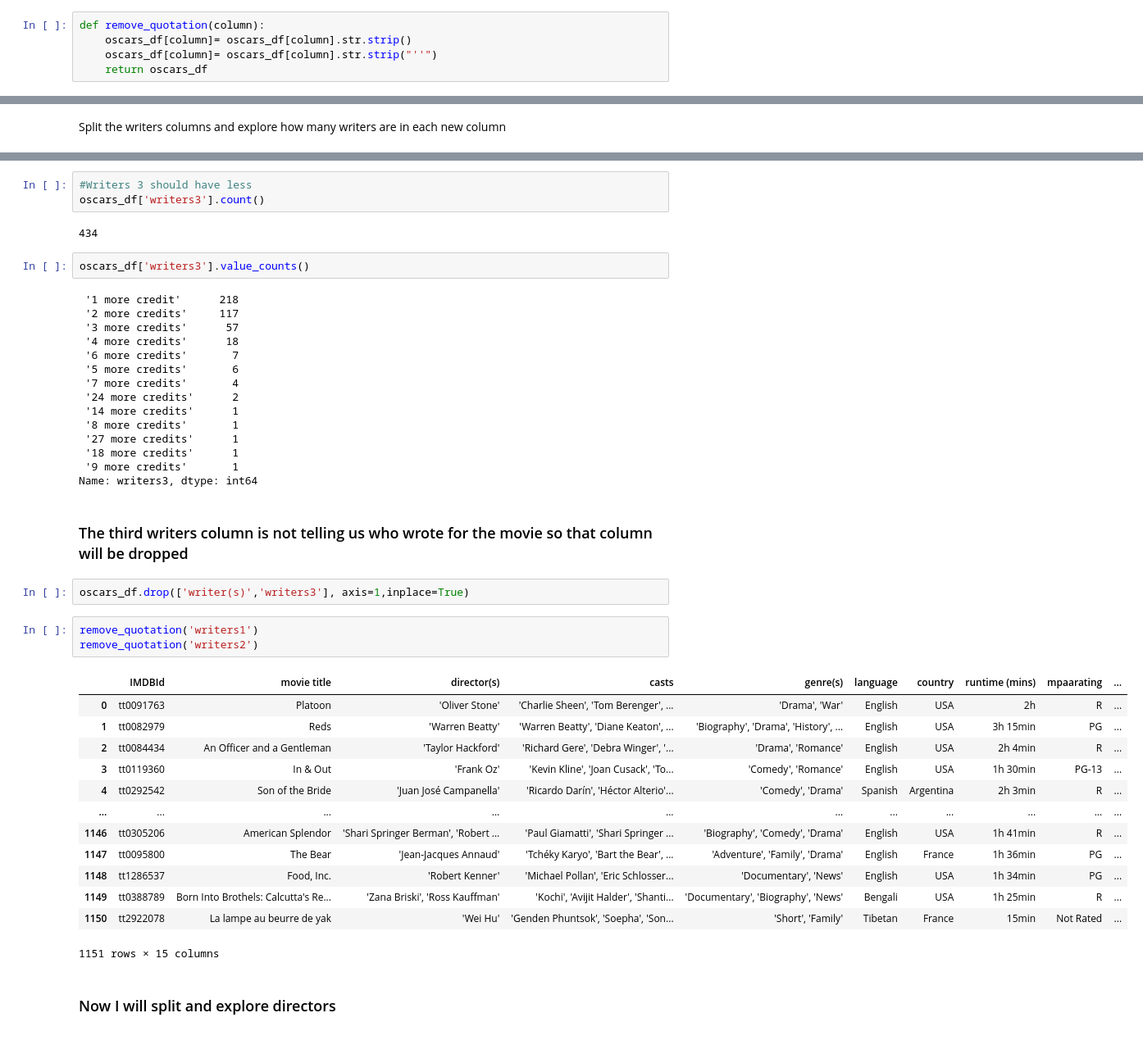
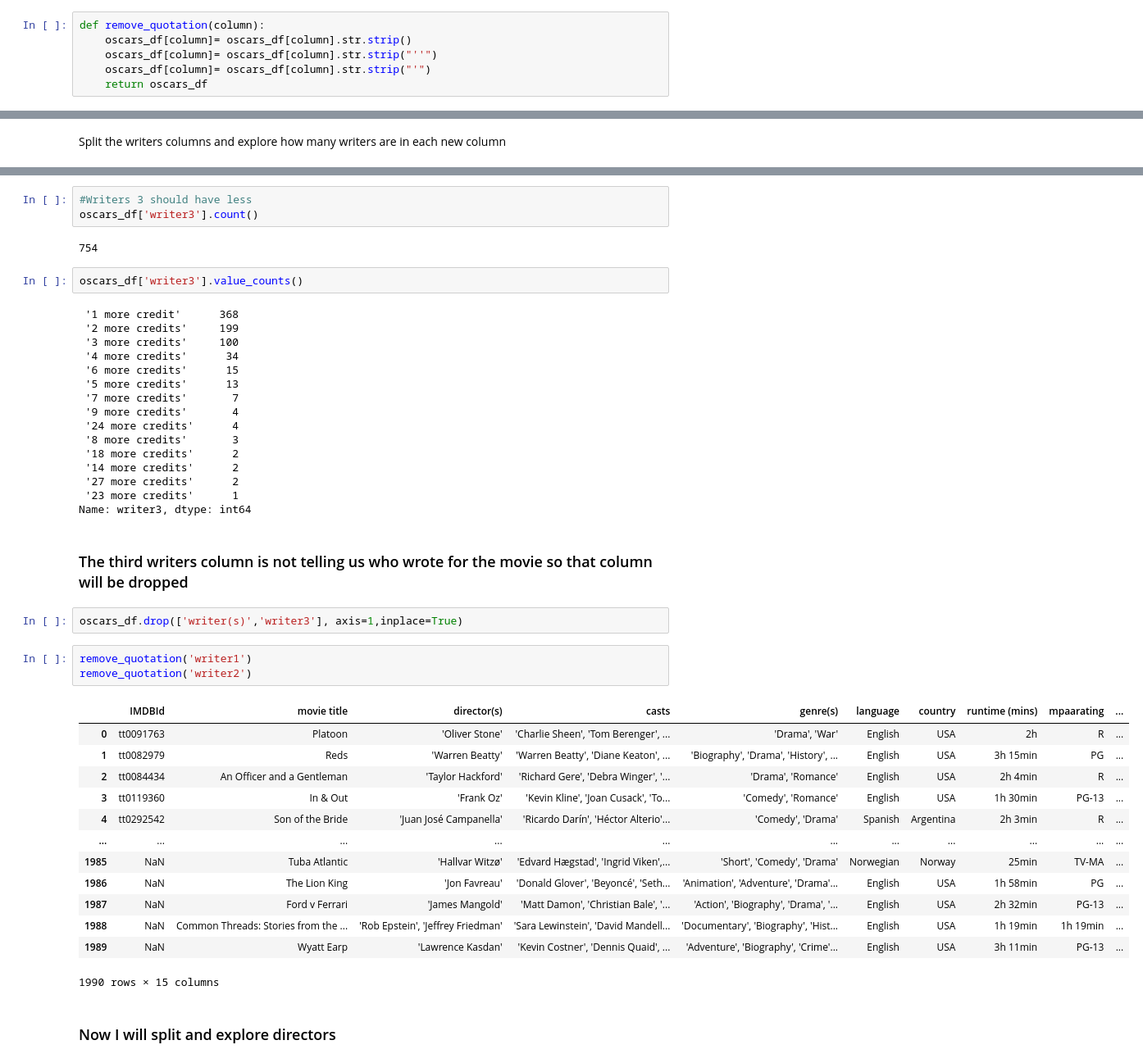
Before and after one commit to SibongileT/MetacriticScorePredictions, a Jupyter notebook: CleanAndExploreData.ipynb, the cells around one changed output, grey strips where cells are left out. Shown: that part at 82% size. Cells and saved outputs as stored; diff of their text form.

```diff
--- a/CleanAndExploreData.ipynb
+++ b/CleanAndExploreData.ipynb
@@ -28,6 +56,7 @@ def clean_columns(column):
 def remove_quotation(column):
     oscars_df[column]= oscars_df[column].str.strip()
     oscars_df[column]= oscars_df[column].str.strip("''")
+    oscars_df[column]= oscars_df[column].str.strip("'")
     return oscars_df
 # %%
 clean_columns('writer(s)')
@@ -83,46 +112,47 @@ oscars_df['writers2'].count()
 # %%
 #Writers 3 should have less
-oscars_df['writers3'].count()
+oscars_df['writer3'].count()
 # %% [output]
-434
+754
 # %%
-oscars_df['writers3'].value_counts()
+oscars_df['writer3'].value_counts()
 # %% [output]
- '1 more credit'      218
- '2 more credits'     117
- '3 more credits'      57
- '4 more credits'      18
- '6 more credits'       7
- '5 more credits'       6
- '7 more credits'       4
- '24 more credits'      2
- '14 more credits'      1
- '8 more credits'       1
- '27 more credits'      1
- '18 more credits'      1
- '9 more credits'       1
-Name: writers3, dtype: int64
+ '1 more credit'      368
+ '2 more credits'     199
+ '3 more credits'     100
+ '4 more credits'      34
+ '6 more credits'      15
+ '5 more credits'      13
+ '7 more credits'       7
+ '9 more credits'       4
+ '24 more credits'      4
+ '8 more credits'       3
+ '18 more credits'      2
+ '14 more credits'      2
+ '27 more credits'      2
+ '23 more credits'      1
+Name: writer3, dtype: int64
 # %% [markdown]
 ### The third writers column is not telling us who wrote for the movie so that column will be dropped
 # %%
-oscars_df.drop(['writer(s)','writers3'], axis=1,inplace=True)
+oscars_df.drop(['writer(s)','writer3'], axis=1,inplace=True)
 # %%
-remove_quotation('writers1')
-remove_quotation('writers2')
+remove_quotation('writer1')
+remove_quotation('writer2')
 # %% [output]
 |  | IMDBId | movie title | director(s) | casts | genre(s) | language | country | runtime (mins) | mpaarating | ... |
 | 0 | tt0091763 | Platoon | 'Oliver Stone' | 'Charlie Sheen', 'Tom Berenger', ... | 'Drama', 'War' | English | USA | 2h | R | ... |
 | 1 | tt0082979 | Reds | 'Warren Beatty' | 'Warren Beatty', 'Diane Keaton', ... | 'Biography', 'Drama', 'History', ... | English | USA | 3h 15min | PG | ... |
 | 2 | tt0084434 | An Officer and a Gentleman | 'Taylor Hackford' | 'Richard Gere', 'Debra Winger', '... | 'Drama', 'Romance' | English | USA | 2h 4min | R | ... |
 | 3 | tt0119360 | In & Out | 'Frank Oz' | 'Kevin Kline', 'Joan Cusack', 'To... | 'Comedy', 'Romance' | English | USA | 1h 30min | PG-13 | ... |
 | 4 | tt0292542 | Son of the Bride | 'Juan José Campanella' | 'Ricardo Darín', 'Héctor Alterio'... | 'Comedy', 'Drama' | Spanish | Argentina | 2h 3min | R | ... |
 | ... | ... | ... | ... | ... | ... | ... | ... | ... | ... | ... |
-| 1146 | tt0305206 | American Splendor | 'Shari Springer Berman', 'Robert ... | 'Paul Giamatti', 'Shari Springer ... | 'Biography', 'Comedy', 'Drama' | English | USA | 1h 41min | R | ... |
-| 1147 | tt0095800 | The Bear | 'Jean-Jacques Annaud' | 'Tchéky Karyo', 'Bart the Bear', ... | 'Adventure', 'Family', 'Drama' | English | France | 1h 36min | PG | ... |
-| 1148 | tt1286537 | Food, Inc. | 'Robert Kenner' | 'Michael Pollan', 'Eric Schlosser... | 'Documentary', 'News' | English | USA | 1h 34min | PG | ... |
-| 1149 | tt0388789 | Born Into Brothels: Calcutta's Re... | 'Zana Briski', 'Ross Kauffman' | 'Kochi', 'Avijit Halder', 'Shanti... | 'Documentary', 'Biography', 'News' | Bengali | USA | 1h 25min | R | ... |
-| 1150 | tt2922078 | La lampe au beurre de yak | 'Wei Hu' | 'Genden Phuntsok', 'Soepha', 'Son... | 'Short', 'Family' | Tibetan | France | 15min | Not Rated | ... |
+| 1985 | NaN | Tuba Atlantic | 'Hallvar Witzø' | 'Edvard Hægstad', 'Ingrid Viken',... | 'Short', 'Comedy', 'Drama' | Norwegian | Norway | 25min | TV-MA | ... |
+| 1986 | NaN | The Lion King | 'Jon Favreau' | 'Donald Glover', 'Beyoncé', 'Seth... | 'Animation', 'Adventure', 'Drama'... | English | USA | 1h 58min | PG | ... |
+| 1987 | NaN | Ford v Ferrari | 'James Mangold' | 'Matt Damon', 'Christian Bale', '... | 'Action', 'Biography', 'Drama', '... | English | USA | 2h 32min | PG-13 | ... |
+| 1988 | NaN | Common Threads: Stories from the ... | 'Rob Epstein', 'Jeffrey Friedman' | 'Sara Lewinstein', 'David Mandell... | 'Documentary', 'Biography', 'Hist... | English | USA | 1h 19min | 1h 19min | ... |
+| 1989 | NaN | Wyatt Earp | 'Lawrence Kasdan' | 'Kevin Costner', 'Dennis Quaid', ... | 'Adventure', 'Biography', 'Crime'... | English | USA | 3h 11min | PG-13 | ... |
-1151 rows × 15 columns
+1990 rows × 15 columns
 # %% [markdown]
 ### Now I will split and explore directors
 # %%
```
Also changed, not shown: parts of 110 cells of this notebook, 10 other files.
